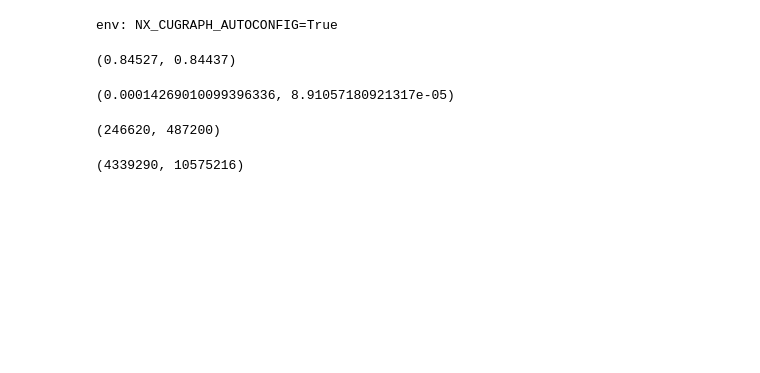
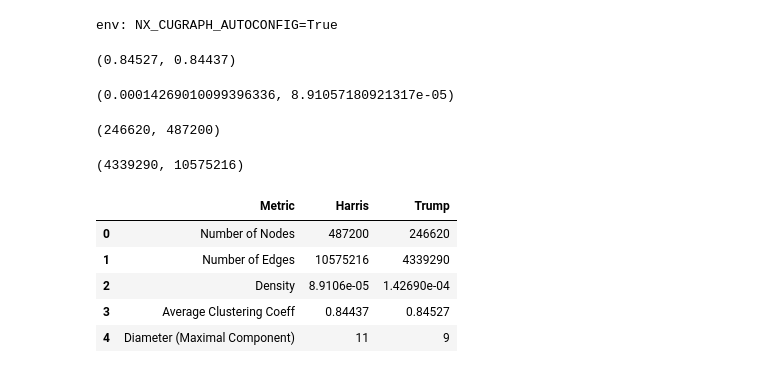
Before and after one commit to nitomanto/the-t-word, a Jupyter notebook: network.ipynb, the cells around one changed output. Drawn from its saved outputs; the diff is of its cells as text; code cells hidden in the pictures; blank space fills up the shorter version.

```diff
--- a/network.ipynb
+++ b/network.ipynb
@@ -138,6 +139,12 @@ from networkx import approximation
 # %%
 t_avg_cluster = approximation.average_clustering(G_t, trials=100000, seed=42)
 k_avg_cluster = approximation.average_clustering(G_k, trials=100000, seed=42)
+# %%
+k_max_comp = max(nx.connected_components(G_k), key=len)
+t_max_comp = max(nx.connected_components(G_t), key=len)
+# %%
+k_diameter = approximation.diameter(nx.induced_subgraph(G_k, k_max_comp), seed=42)
+t_diameter = approximation.diameter(nx.induced_subgraph(G_t, t_max_comp), seed=42)
 # %%
 t_avg_cluster, k_avg_cluster
 # %% [output]
@@ -163,3 +170,37 @@ k_nedges = nx.number_of_edges(G_k)
 t_nedges, k_nedges
 # %% [output]
 (4339290, 10575216)
+# %%
+stats_df = pd.DataFrame({
+    'Metric': [
+        'Number of Nodes',
+        'Number of Edges',
+        'Density',
+        'Average Clustering Coeff',
+        'Diameter (Maximal Component)'
+
+    ],
+    'Harris': [
+        str(k_nnodes),
+        str(k_nedges),
+        f'{k_density:.4e}',
+        k_avg_cluster,
+        str(k_diameter)
+    ],
+    'Trump': [
+        str(t_nnodes),
+        str(t_nedges),
+        f'{t_density:.4e}',
+        t_avg_cluster,
+        str(t_diameter)
+    ]
+})
+# %%
+stats_df.head()
+# %% [output]
+|  | Metric | Harris | Trump |
+| 0 | Number of Nodes | 487200 | 246620 |
+| 1 | Number of Edges | 10575216 | 4339290 |
+| 2 | Density | 8.9106e-05 | 1.42690e-04 |
+| 3 | Average Clustering Coeff | 0.84437 | 0.84527 |
+| 4 | Diameter (Maximal Component) | 11 | 9 |
```
Also changed, not shown: parts of 12 cells of this notebook, 2 other files.
